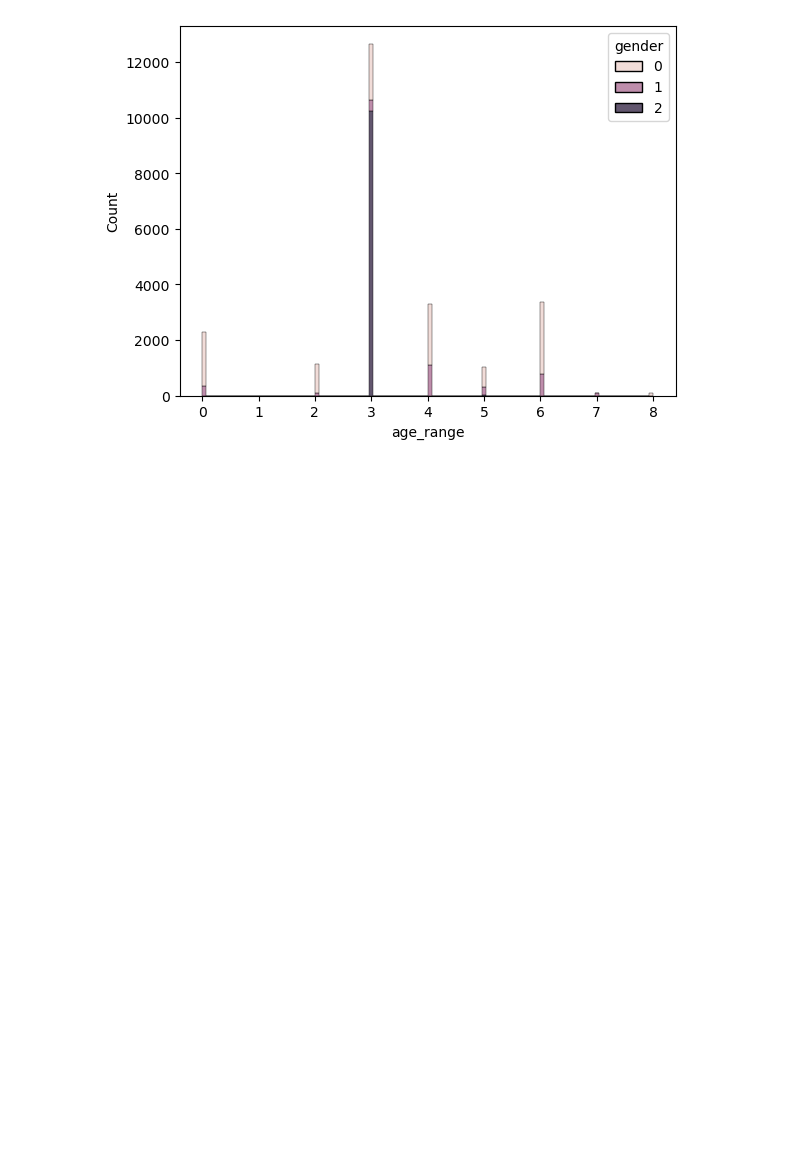
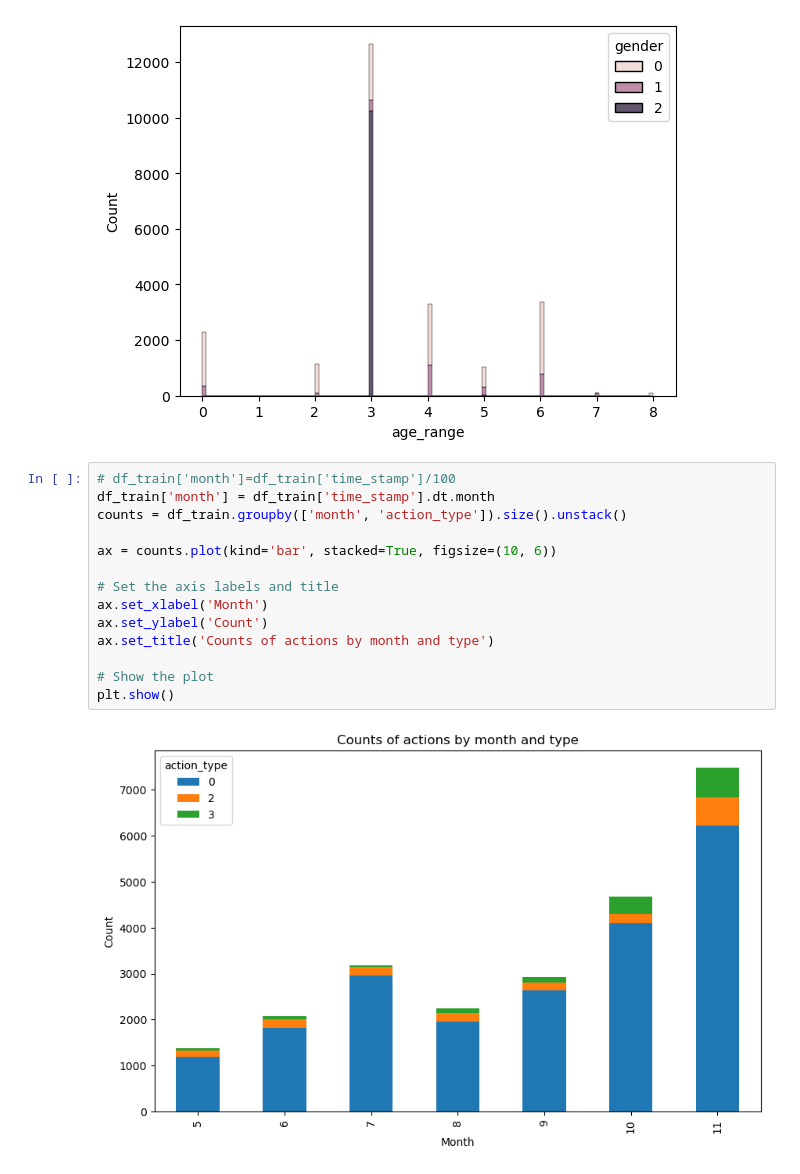
Before and after one commit to pratikjadhav2726/Group7-CECS550, a Jupyter notebook: EDA/EDA.ipynb, the cells around one changed output. Saved outputs shown, nothing was run; the diff lists cells and outputs as text; blank space fills up the shorter version.

```diff
--- a/EDA/EDA.ipynb
+++ b/EDA/EDA.ipynb
@@ -91,3 +91,19 @@ sns.histplot(data=df_train, x="age_range", hue="gender", multiple="stack")
 # %% [output]
 <AxesSubplot:xlabel='age_range', ylabel='Count'>
 [figure]
+# %%
+# df_train['month']=df_train['time_stamp']/100
+df_train['month'] = df_train['time_stamp'].dt.month
+counts = df_train.groupby(['month', 'action_type']).size().unstack()
+
+ax = counts.plot(kind='bar', stacked=True, figsize=(10, 6))
+
+# Set the axis labels and title
+ax.set_xlabel('Month')
+ax.set_ylabel('Count')
+ax.set_title('Counts of actions by month and type')
+
+# Show the plot
+plt.show()
+# %% [output]
+[figure, added]
```
